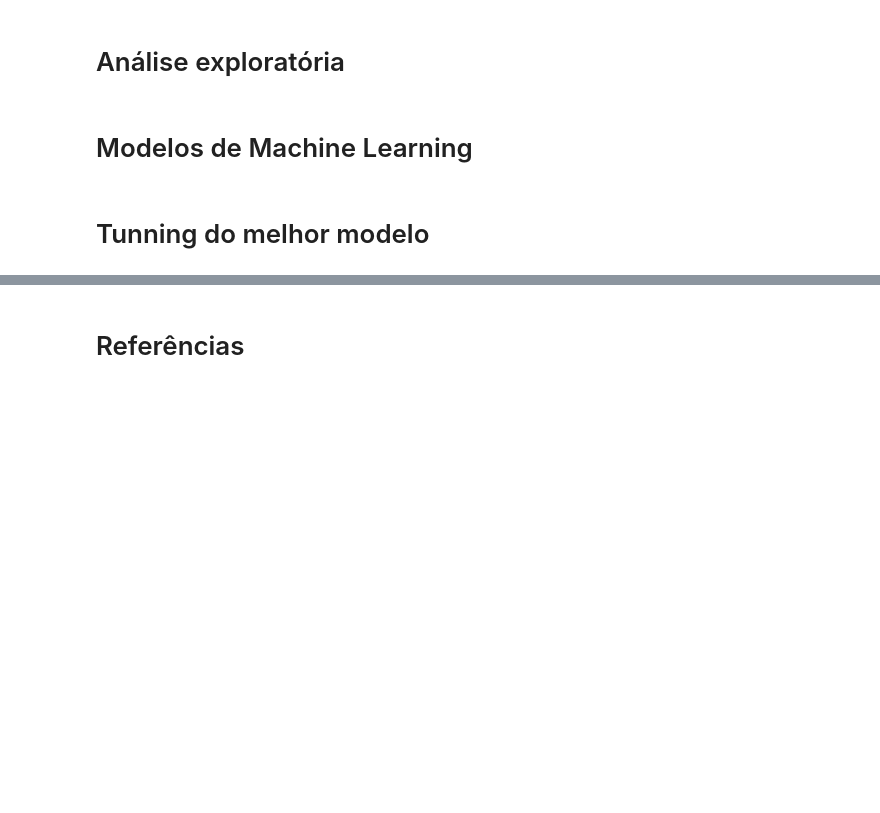
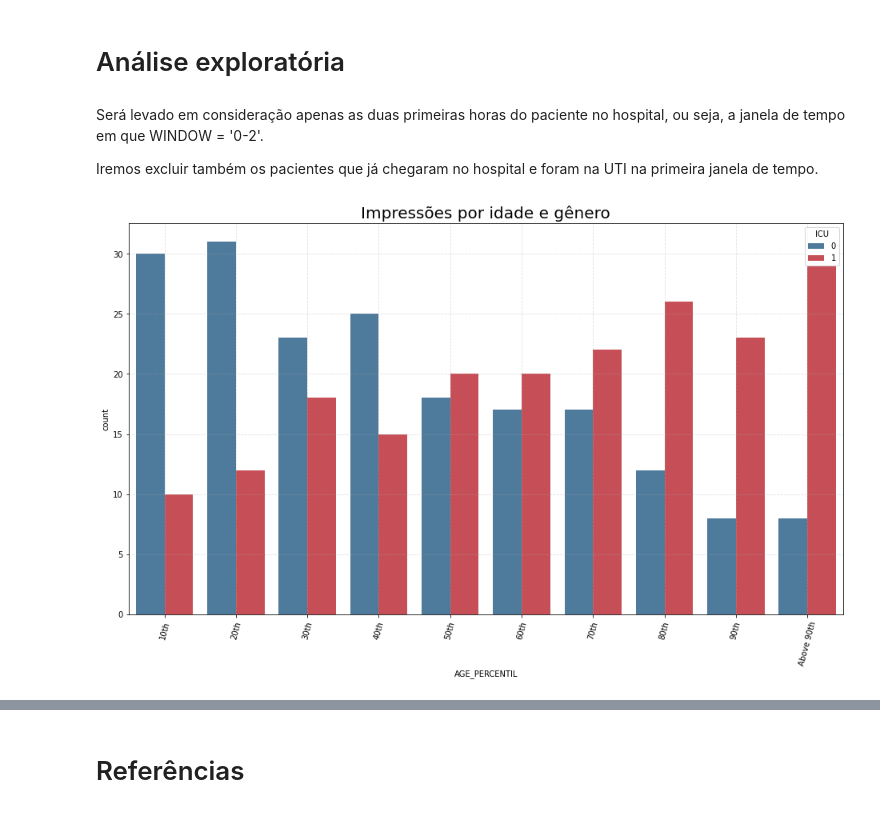
Before and after one commit to antoniodragoc/projeto_final_bootcamp_alura, a Jupyter notebook: projeto_final_v0.ipynb, the cells around one changed output, grey strips where cells are left out. Saved outputs shown, nothing was run; the diff lists cells and outputs as text; code cells hidden in the pictures; blank space fills up the shorter version.

```diff
--- a/projeto_final_v0.ipynb
+++ b/projeto_final_v0.ipynb
@@ -28,3 +90,17 @@ warnings.filterwarnings('ignore')
+# %%
+def prepare_window(rows):
+    """
+    Identifica as linhas onde a janela é '0-2' e o valor de ICU é '
+    ---------------------------------------------------------------
+    Parâmetros: linhas do Dataframe
+
+    """
+
+    if(np.any(rows['ICU'])):
+        rows.loc[rows['WINDOW'] == '0-2', 'ICU'] = 1 # Buscando as linhas em que a janela é "0-2" e ICU é 1
+
+
+    return rows.loc[rows['WINDOW'] == '0-2']
 # %% [markdown]
 # Importação dos Dados
 # %%
@@ -35,0 +173,3 @@ dados = pd.read_excel(zf.open('Kaggle_Sirio_Libanes_ICU_Prediction.xlsx'))
+# %%
+dados = preenche_tabela(dados)
+dados.dropna(inplace = True)
@@ -36,6 +189,31 @@ dados = pd.read_excel(zf.open('Kaggle_Sirio_Libanes_ICU_Prediction.xlsx'))
 # %% [markdown]
 # Análise exploratória
-# %% [markdown]
-# Modelos de Machine Learning
-# %% [markdown]
-# Tunning do melhor modelo
+# %% [markdown]
+Será levado em consideração apenas as duas primeiras horas do paciente no hospital, ou seja, a janela de tempo em que WINDOW = '0-2'.
+
+Iremos excluir também os pacientes que já chegaram no hospital e foram na UTI na primeira janela de tempo.
+# %%
+dados_limpos = dados.groupby('PATIENT_VISIT_IDENTIFIER', as_index= False).apply(prepare_window).reset_index(drop = True) # Aplicando a função que busca os valores de janela 0-2
+# %%
+plot_data = dados_limpos.sort_values('AGE_PERCENTIL')
+plot_x = plot_data['AGE_PERCENTIL']
+hue = plot_data['ICU']
+
+plt.figure(figsize=(16,9))
+
+# Escolhendo a paleta de cores
+# https://medium.com/@morganjonesartist/color-guide-to-seaborn-palettes-da849406d44f
+sns.set_palette((sns.diverging_palette(240, 10, n=2)))
+
+# Criando de fato o gráfico de barras com os dados desejados
+sns.countplot(data = plot_data,
+    x = plot_x,
+    hue = hue,
+    )
+
+# Ajustes finais na figura
+plt.xticks(rotation = 75)
+plt.grid(linestyle='--', alpha = 0.4)
+plt.title('Impressões por idade e gênero', fontsize = 20);
+# %% [output]
+[figure, added]
```
Also changed, not shown: parts of 72 cells of this notebook.
